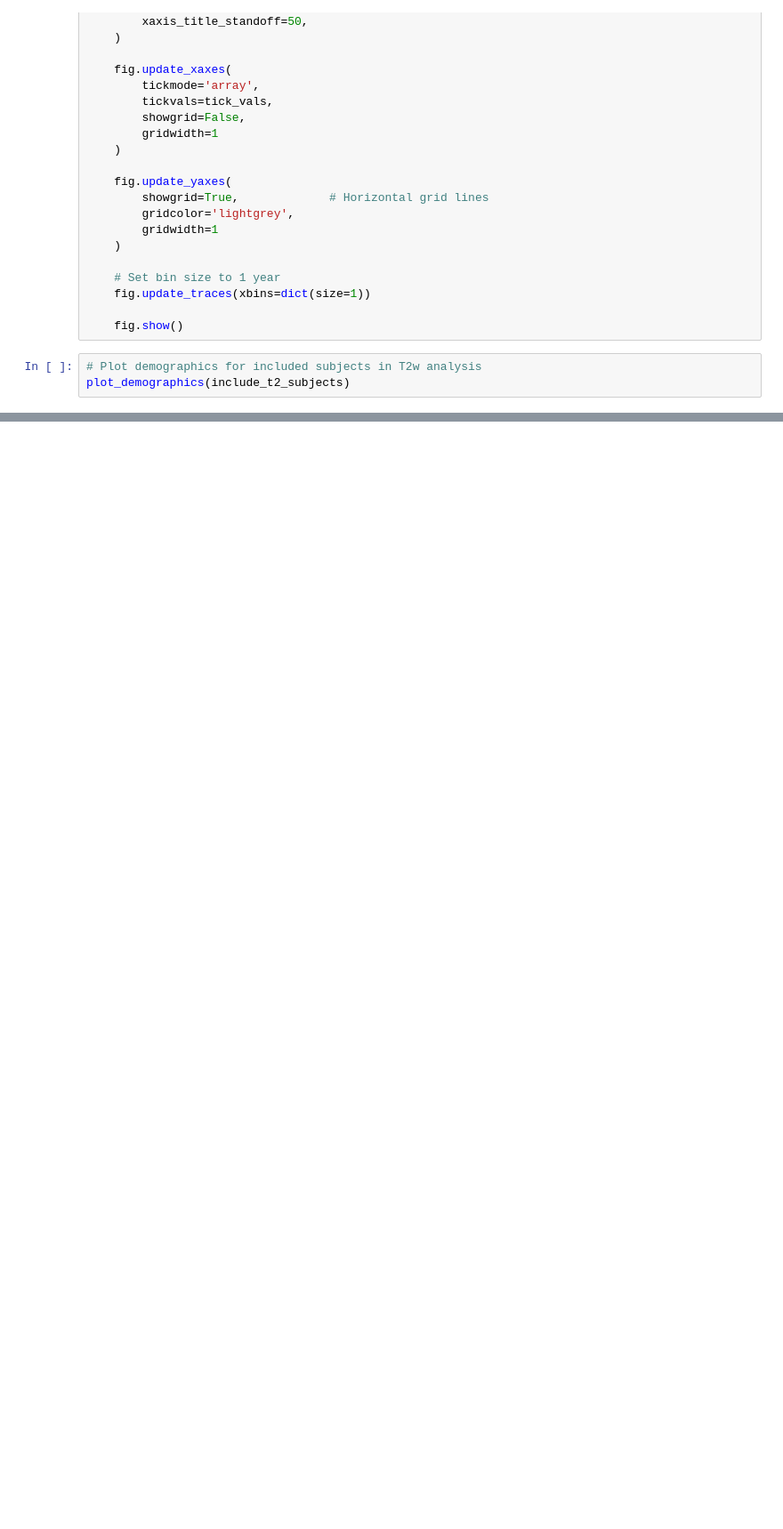
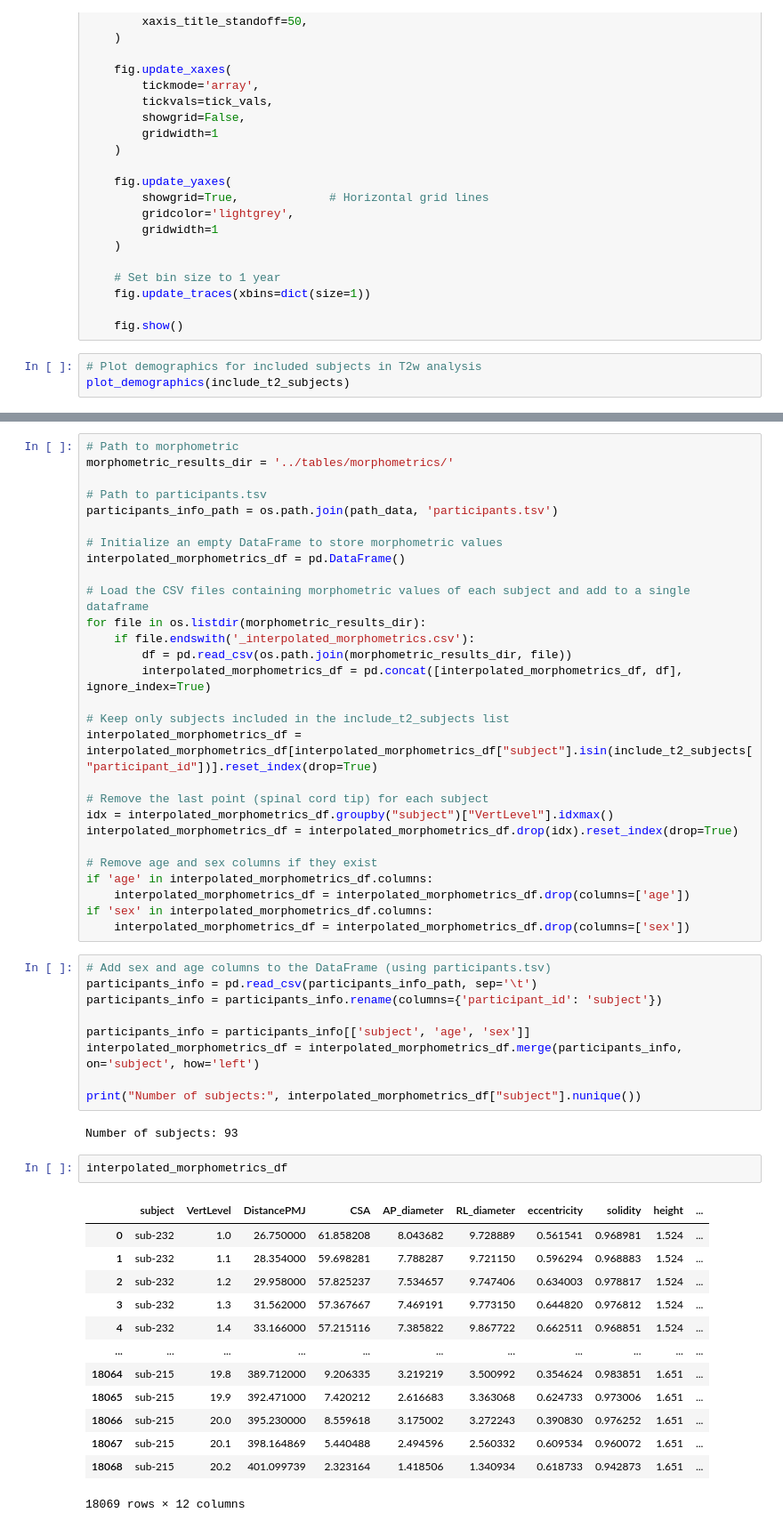
Before and after one commit to sct-pipeline/pediatric-data-analysis, a Jupyter notebook: results/plots/morphometrics.ipynb, the cells around one changed output, grey strips where cells are left out. Shown at 89% size. Drawn from its saved outputs; the diff is of its cells as text; blank space fills up the shorter version.

```diff
--- a/results/plots/morphometrics.ipynb
+++ b/results/plots/morphometrics.ipynb
@@ -441,0 +224,55 @@ plot_morphometrics(morphometrics_df, 'RL_diameter', 'RL diameter (mm)', sex='M')
+# %%
+# Path to morphometric
+morphometric_results_dir = '../tables/morphometrics/'
+
+# Path to participants.tsv
+participants_info_path = os.path.join(path_data, 'participants.tsv')
+
+# Initialize an empty DataFrame to store morphometric values
+interpolated_morphometrics_df = pd.DataFrame()
+
+# Load the CSV files containing morphometric values of each subject and add to a single dataframe
+for file in os.listdir(morphometric_results_dir):
+    if file.endswith('_interpolated_morphometrics.csv'):
+        df = pd.read_csv(os.path.join(morphometric_results_dir, file))
+        interpolated_morphometrics_df = pd.concat([interpolated_morphometrics_df, df], ignore_index=True)
+
+# Keep only subjects included in the include_t2_subjects list
+interpolated_morphometrics_df = interpolated_morphometrics_df[interpolated_morphometrics_df["subject"].isin(include_t2_subjects["participant_id"])].reset_index(drop=True)
+
+# Remove the last point (spinal cord tip) for each subject
+idx = interpolated_morphometrics_df.groupby("subject")["VertLevel"].idxmax()
+interpolated_morphometrics_df = interpolated_morphometrics_df.drop(idx).reset_index(drop=True)
+
+# Remove age and sex columns if they exist
+if 'age' in interpolated_morphometrics_df.columns:
+    interpolated_morphometrics_df = interpolated_morphometrics_df.drop(columns=['age'])
+if 'sex' in interpolated_morphometrics_df.columns:
+    interpolated_morphometrics_df = interpolated_morphometrics_df.drop(columns=['sex'])
+# %%
+# Add sex and age columns to the DataFrame (using participants.tsv)
+participants_info = pd.read_csv(participants_info_path, sep='\t')
+participants_info = participants_info.rename(columns={'participant_id': 'subject'})
+
+participants_info = participants_info[['subject', 'age', 'sex']]
+interpolated_morphometrics_df = interpolated_morphometrics_df.merge(participants_info, on='subject', how='left')
+
+print("Number of subjects:", interpolated_morphometrics_df["subject"].nunique())
+# %% [output]
+Number of subjects: 93
+# %%
+interpolated_morphometrics_df
+# %% [output]
+|  | subject | VertLevel | DistancePMJ | CSA | AP_diameter | RL_diameter | eccentricity | solidity | height | ... |
+| 0 | sub-232 | 1.0 | 26.750000 | 61.858208 | 8.043682 | 9.728889 | 0.561541 | 0.968981 | 1.524 | ... |
+| 1 | sub-232 | 1.1 | 28.354000 | 59.698281 | 7.788287 | 9.721150 | 0.596294 | 0.968883 | 1.524 | ... |
+| 2 | sub-232 | 1.2 | 29.958000 | 57.825237 | 7.534657 | 9.747406 | 0.634003 | 0.978817 | 1.524 | ... |
+| 3 | sub-232 | 1.3 | 31.562000 | 57.367667 | 7.469191 | 9.773150 | 0.644820 | 0.976812 | 1.524 | ... |
+| 4 | sub-232 | 1.4 | 33.166000 | 57.215116 | 7.385822 | 9.867722 | 0.662511 | 0.968851 | 1.524 | ... |
+| ... | ... | ... | ... | ... | ... | ... | ... | ... | ... | ... |
+| 18064 | sub-215 | 19.8 | 389.712000 | 9.206335 | 3.219219 | 3.500992 | 0.354624 | 0.983851 | 1.651 | ... |
+| 18065 | sub-215 | 19.9 | 392.471000 | 7.420212 | 2.616683 | 3.363068 | 0.624733 | 0.973006 | 1.651 | ... |
+| 18066 | sub-215 | 20.0 | 395.230000 | 8.559618 | 3.175002 | 3.272243 | 0.390830 | 0.976252 | 1.651 | ... |
+| 18067 | sub-215 | 20.1 | 398.164869 | 5.440488 | 2.494596 | 2.560332 | 0.609534 | 0.960072 | 1.651 | ... |
+| 18068 | sub-215 | 20.2 | 401.099739 | 2.323164 | 1.418506 | 1.340934 | 0.618733 | 0.942873 | 1.651 | ... |
+18069 rows × 12 columns
```
Also changed, not shown: parts of 70 cells of this notebook.
